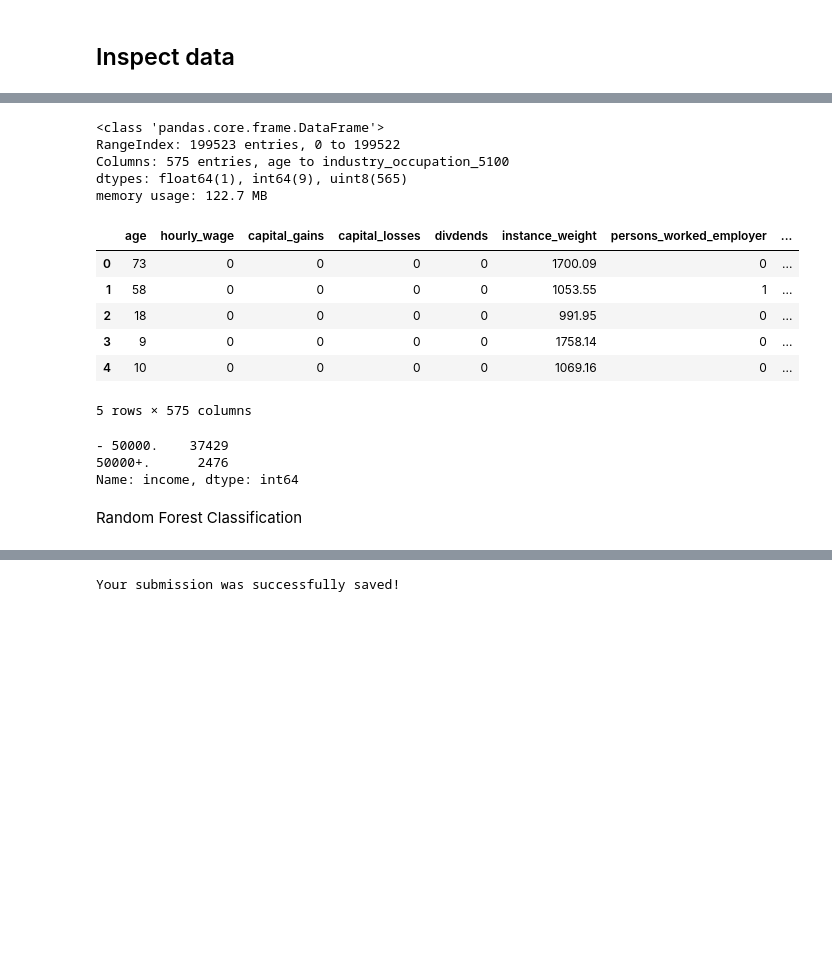
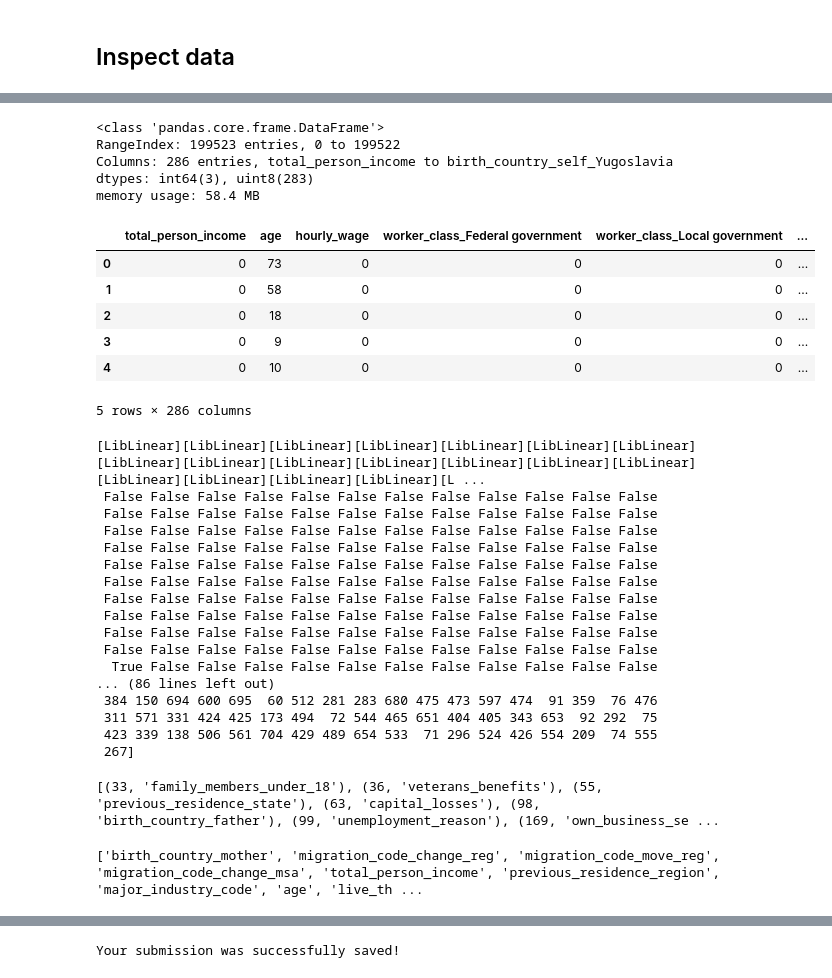
Before and after one commit to w8mr/ing-ml-challenge, a Jupyter notebook: ING_ML_Challenge_week_6.ipynb, the cells around one changed output, grey strips where cells are left out. Drawn from its saved outputs; the diff is of its cells as text; code cells hidden in the pictures; blank space fills up the shorter version.

```diff
--- a/ING_ML_Challenge_week_6.ipynb
+++ b/ING_ML_Challenge_week_6.ipynb
@@ -188,6 +189,16 @@ def add_feature_industry_occupation(df):
 add_feature_industry_occupation(train_df)
 add_feature_industry_occupation(submit_df)
 features['industry_occupation']='categorical'
+# %%
+#drop_features = ['instance_weight','industry_code','occupation_code','major_industry_code','major_occupation_code']
+drop_features = ['instance_weight','major_industry_code','major_occupation_code']
+
+train_df = train_df.drop(drop_features, axis = 1)
+submit_df = submit_df.drop(drop_features, axis = 1)
+
+
+for feat in drop_features:
+  del features[feat]
 # %% [markdown]
 ## Inspect data
 # %%
@@ -264,39 +282,35 @@ train_df.head()
+# %%
+best_features = ['birth_country_mother', 'migration_code_change_reg', 'migration_code_move_reg', 'migration_code_change_msa', 'total_person_income', 'previous_residence_region', 'major_industry_code', 'age', 'live_this_house_last_year', 'employment_status', 'mace', 'previous_sunbelt', 'marital_status', 'birth_country_self', 'occupation_code', 'education', 'industry_code', 'hourly_wage', 'worker_class']
 # %%
 def X(df):
-  return pd.get_dummies(df[features],columns=categorical(features))
+  return pd.get_dummies(df[best_features],columns=categorical({key: value for (key,value) in features.items() if key in best_features}))
 
 def y(df):
   return df[target]
+
+
 
 X_full = X(train_df)
 y_full = y(train_df)
 
 X_full.info()
 X_full.head()
 # %% [output]
 <class 'pandas.core.frame.DataFrame'>
 RangeIndex: 199523 entries, 0 to 199522
-Columns: 575 entries, age to industry_occupation_5100
-dtypes: float64(1), int64(9), uint8(565)
-memory usage: 122.7 MB
+Columns: 286 entries, total_person_income to birth_country_self_Yugoslavia
+dtypes: int64(3), uint8(283)
+memory usage: 58.4 MB
-|  | age | hourly_wage | capital_gains | capital_losses | divdends | instance_weight | persons_worked_employer | ... |
-| 0 | 73 | 0 | 0 | 0 | 0 | 1700.09 | 0 | ... |
-| 1 | 58 | 0 | 0 | 0 | 0 | 1053.55 | 1 | ... |
-| 2 | 18 | 0 | 0 | 0 | 0 | 991.95 | 0 | ... |
-| 3 | 9 | 0 | 0 | 0 | 0 | 1758.14 | 0 | ... |
-| 4 | 10 | 0 | 0 | 0 | 0 | 1069.16 | 0 | ... |
+|  | total_person_income | age | hourly_wage | worker_class_Federal government | worker_class_Local government | ... |
+| 0 | 0 | 73 | 0 | 0 | 0 | ... |
+| 1 | 0 | 58 | 0 | 0 | 0 | ... |
+| 2 | 0 | 18 | 0 | 0 | 0 | ... |
+| 3 | 0 | 9 | 0 | 0 | 0 | ... |
+| 4 | 0 | 10 | 0 | 0 | 0 | ... |
-5 rows × 575 columns
+5 rows × 286 columns
 # %%
 # Import necessary modules
 from sklearn.model_selection import train_test_split
 
 # Split into training and test set and stratify the split according to the labels so that they are distributed in the training and test sets as they are in the original dataset.
 X_train, X_test, y_train, y_test = train_test_split(X_full, y_full, test_size = 0.2, random_state=42, stratify=y_full)
-# %%
-y_test.value_counts()
-# %% [output]
-- 50000.    37429
-50000+.      2476
-Name: income, dtype: int64
-# %% [markdown]
-Random Forest Classification
@@ -302,0 +322,34 @@ Random Forest Classification
+# %%
+from sklearn.feature_selection import RFE
+
+rfe = RFE(model, 3)
+rfe = rfe.fit(X_train, y_train)
+# summarize the selection of the attributes
+print(rfe.support_)
+print(rfe.ranking_)
+# %% [output]
+[LibLinear][LibLinear][LibLinear][LibLinear][LibLinear][LibLinear][LibLinear][LibLinear][LibLinear][LibLinear][LibLinear][LibLinear][LibLinear][LibLinear][LibLinear][LibLinear][LibLinear][LibLinear][L ...
+ False False False False False False False False False False False False
+ False False False False False False False False False False False False
+ False False False False False False False False False False False False
+ False False False False False False False False False False False False
+ False False False False False False False False False False False False
+ False False False False False False False False False False False False
+ False False False False False False False False False False False False
+ False False False False False False False False False False False False
+ False False False False False False False False False False False False
+ False False False False False False False False False False False False
+  True False False False False False False False False False False False
+... (86 lines left out)
+ 384 150 694 600 695  60 512 281 283 680 475 473 597 474  91 359  76 476
+ 311 571 331 424 425 173 494  72 544 465 651 404 405 343 653  92 292  75
+ 423 339 138 506 561 704 429 489 654 533  71 296 524 426 554 209  74 555
+ 267]
+# %%
+print(sorted(zip(map(lambda x: round(x, 4), rfe.ranking_), features)))
+# %% [output]
+[(33, 'family_members_under_18'), (36, 'veterans_benefits'), (55, 'previous_residence_state'), (63, 'capital_losses'), (98, 'birth_country_father'), (99, 'unemployment_reason'), (169, 'own_business_se ...
+# %%
+print([feat for (rank, feat) in sorted(zip(map(lambda x: round(x, 4), rfe.ranking_), features))[-20:]])
+# %% [output]
+['birth_country_mother', 'migration_code_change_reg', 'migration_code_move_reg', 'migration_code_change_msa', 'total_person_income', 'previous_residence_region', 'major_industry_code', 'age', 'live_th ...
```
Also changed, not shown: parts of 25 cells of this notebook.
